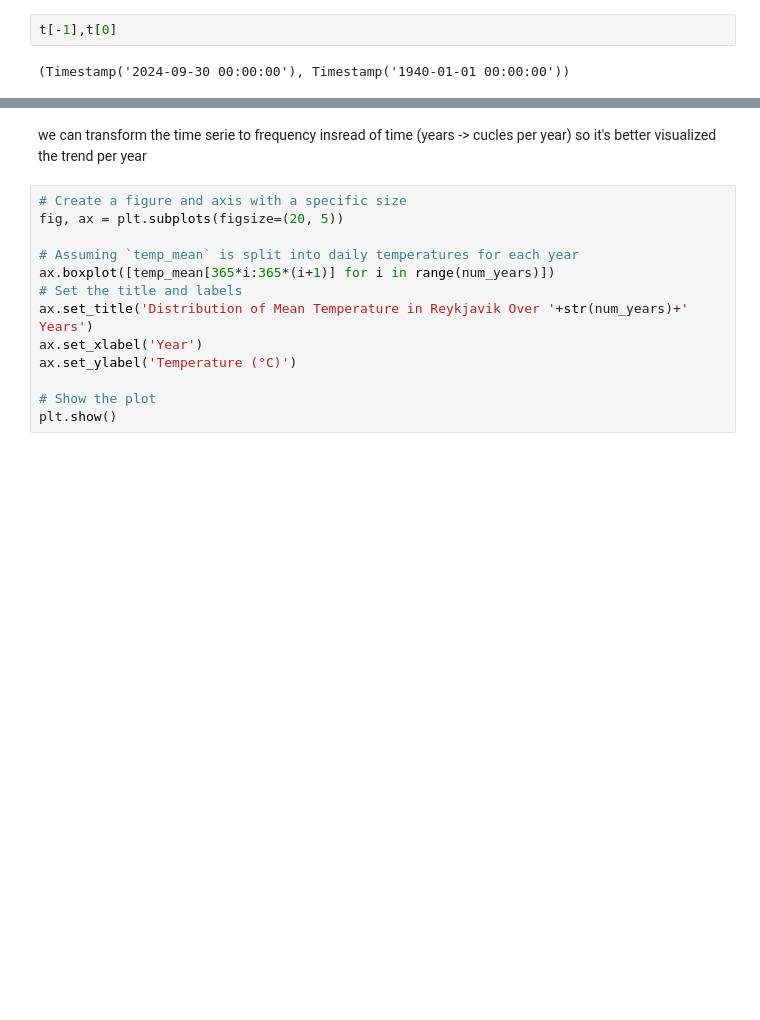
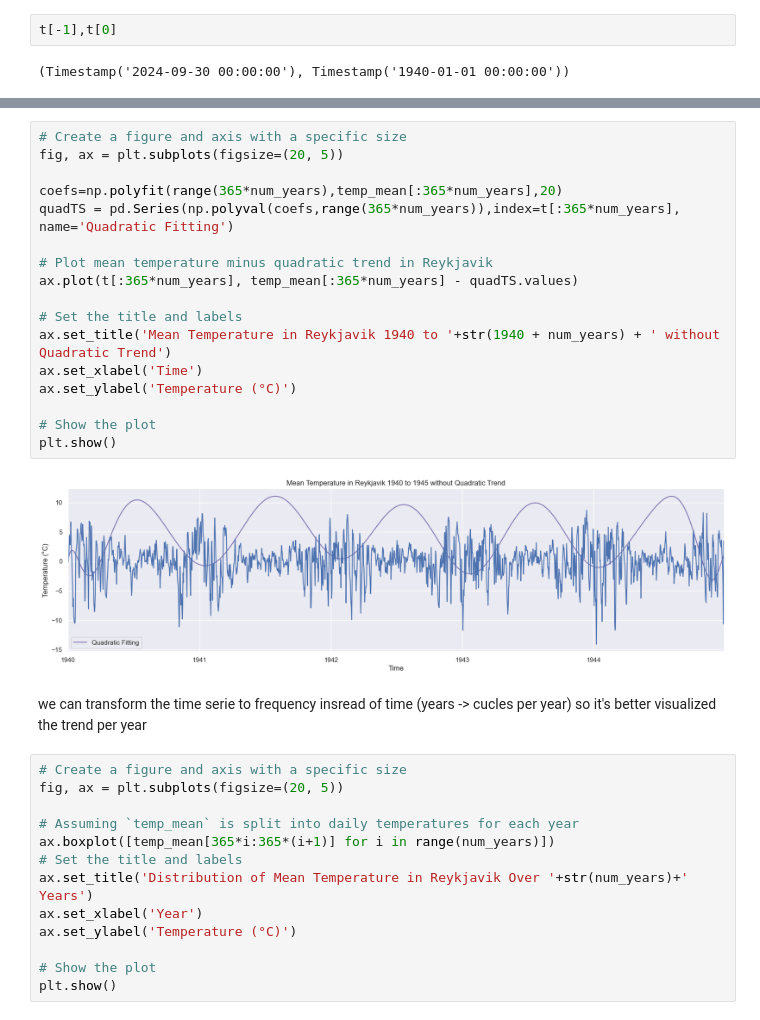
Before and after one commit to esmaailalbarazi/TimeSeriesProject, a Jupyter notebook: Project.ipynb, the cells around one changed output, grey strips where cells are left out. Drawn from its saved outputs; the diff is of its cells as text; blank space fills up the shorter version.

```diff
--- a/Project.ipynb
+++ b/Project.ipynb
@@ -72,3 +72,22 @@ plt.show()
+# %%
+# Create a figure and axis with a specific size
+fig, ax = plt.subplots(figsize=(20, 5))
+
+coefs=np.polyfit(range(365*num_years),temp_mean[:365*num_years],20)
+quadTS = pd.Series(np.polyval(coefs,range(365*num_years)),index=t[:365*num_years], name='Quadratic Fitting')
+
+# Plot mean temperature minus quadratic trend in Reykjavik
+ax.plot(t[:365*num_years], temp_mean[:365*num_years] - quadTS.values)
+
+# Set the title and labels
+ax.set_title('Mean Temperature in Reykjavik 1940 to '+str(1940 + num_years) + ' without Quadratic Trend')
+ax.set_xlabel('Time')
+ax.set_ylabel('Temperature (°C)')
+
+# Show the plot
+plt.show()
+# %% [output]
+[figure, added]
 # %% [markdown]
 we can transform the time serie to frequency insread of time (years -> cucles per year) so it's better visualized the trend per year
 # %%
```
Also changed, not shown: parts of 5 cells of this notebook.
